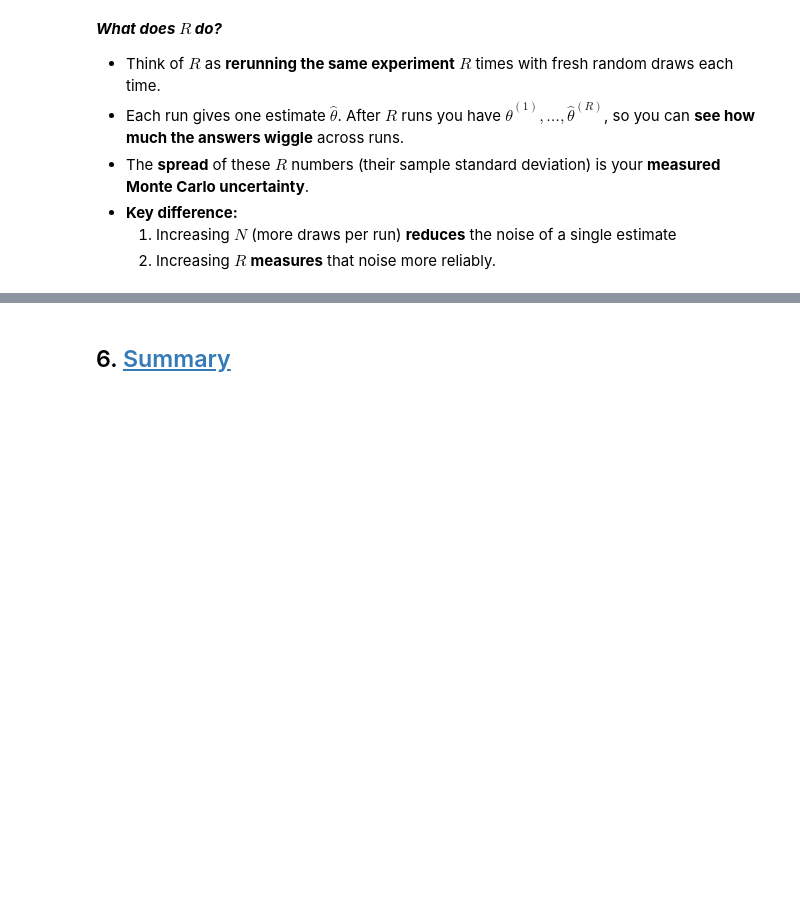
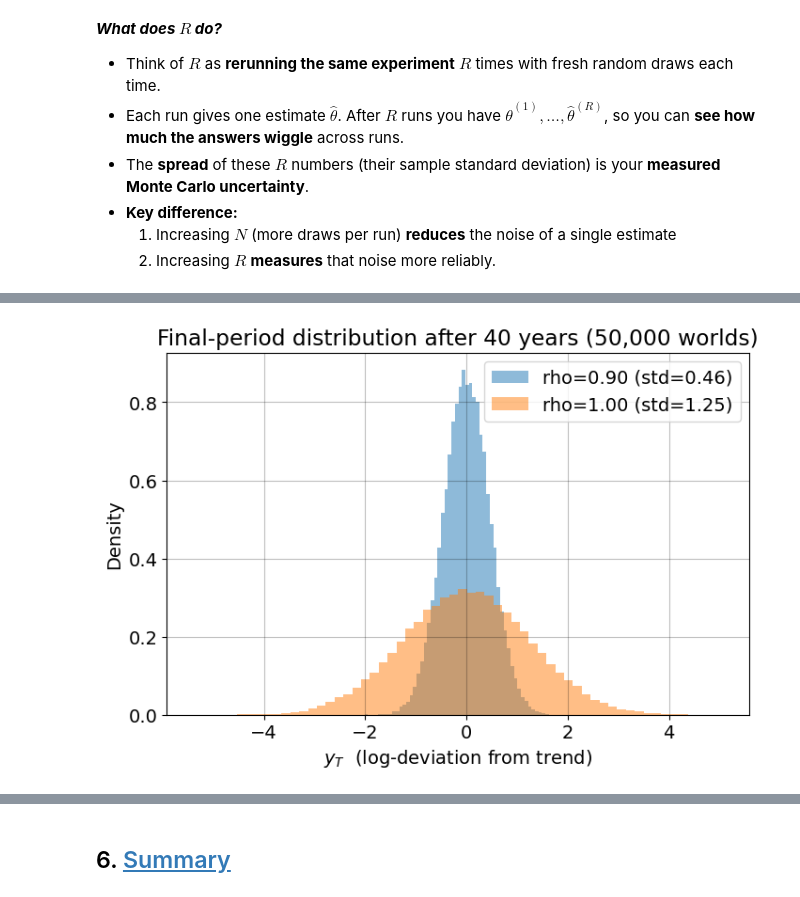
Before and after one commit to NumEconCopenhagen/ProgEcon-lectures, a Jupyter notebook: 06_RandomNumbers/Random_Numbers.ipynb, the cells around one changed output, grey strips where cells are left out. Cells and saved outputs as stored; diff of their text form; code cells hidden in the pictures; blank space fills up the shorter version.

```diff
--- a/06_RandomNumbers/Random_Numbers.ipynb
+++ b/06_RandomNumbers/Random_Numbers.ipynb
@@ -600,0 +583,37 @@ ax.set_title('Errors shrinks as N grows');
+# %%
+# a. vectorized AR(1): simulate many independent "worlds" at once
+def sim_AR1_worlds(rng, n_worlds, T, rho, sigma):
+
+    # shocks for every world and every year: shape (n_worlds, T)
+    eps = rng.normal(0, sigma, size=(n_worlds, T))
+
+    y = np.zeros((n_worlds, T))
+    for t in range(1, T):
+        # ONE line updates all n_worlds simultaneously (vectorized over worlds)
+        y[:,t] = rho*y[:,t-1] + eps[:,t]
+
+    return y
+
+# b. settings: 40-year horizon, 20% annual volatility, 10,000 parallel worlds
+T        = 40
+sigma    = 0.20
+n_worlds = 50_000
+rhos     = [0.90, 1.00]
+trend    = 0.02
+
+# c. simulate each rho and plot the histogram of the final-period value y_T
+rng = np.random.default_rng(2026)
+
+fig, ax = plt.subplots(figsize=(8,5))
+for rho in rhos:
+    y = sim_AR1_worlds(rng, n_worlds, T, rho, sigma)
+    y_final = y[:,-1] # final-period value across all worlds
+    ax.hist(y_final, bins=60, density=True, alpha=0.5,
+            label=f'rho={rho:.2f} (std={y_final.std():.2f})')
+
+ax.set_title(f'Final-period distribution after {T} years ({n_worlds:,} worlds)')
+ax.set_xlabel('$y_T$  (log-deviation from trend)')
+ax.set_ylabel('Density')
+ax.legend();
+# %% [output]
+[figure, added]
```
Also changed, not shown: parts of 27 cells of this notebook, 1 other file.
